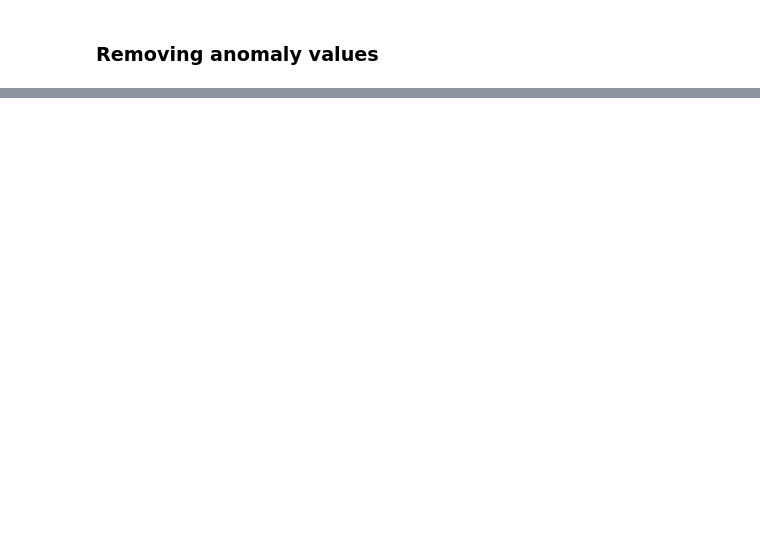
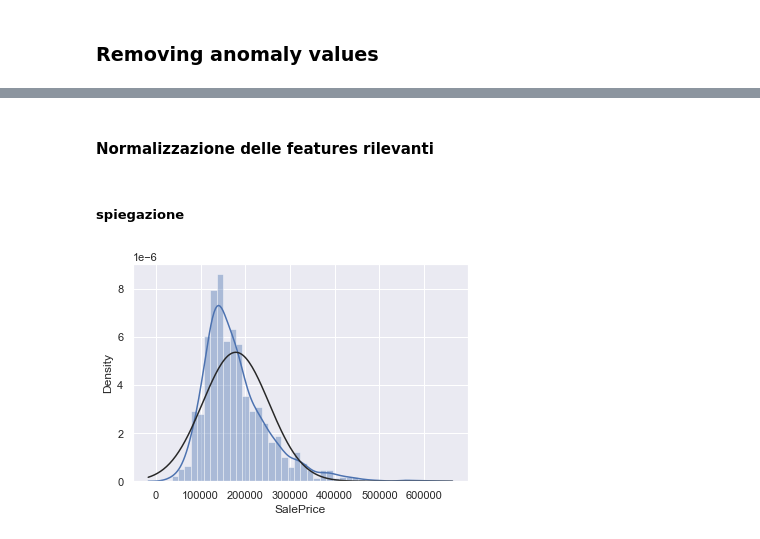
Before and after one commit to salvatore-drago/progettoBIGDATA-HousePrices, a Jupyter notebook: main.ipynb, the cells around one changed output, grey strips where cells are left out. Cells and saved outputs as stored; diff of their text form; code cells hidden in the pictures; blank space fills up the shorter version.

Commit message:
Normalizzazione fatta

```diff
--- a/main.ipynb
+++ b/main.ipynb
@@ -467,0 +535,11 @@ Int64Index([], dtype='int64')
+# %% [markdown]
+#### Normalizzazione delle features rilevanti
+# %% [markdown]
+##### spiegazione
+# %%
+#histogram and normal probability plot
+sns.distplot(X1['SalePrice'], fit=norm);
+fig = plt.figure()
+res = stats.probplot(X1['SalePrice'], plot=plt)
+# %% [output]
+[figure, added]
```
Also changed, not shown: parts of 28 cells of this notebook.
